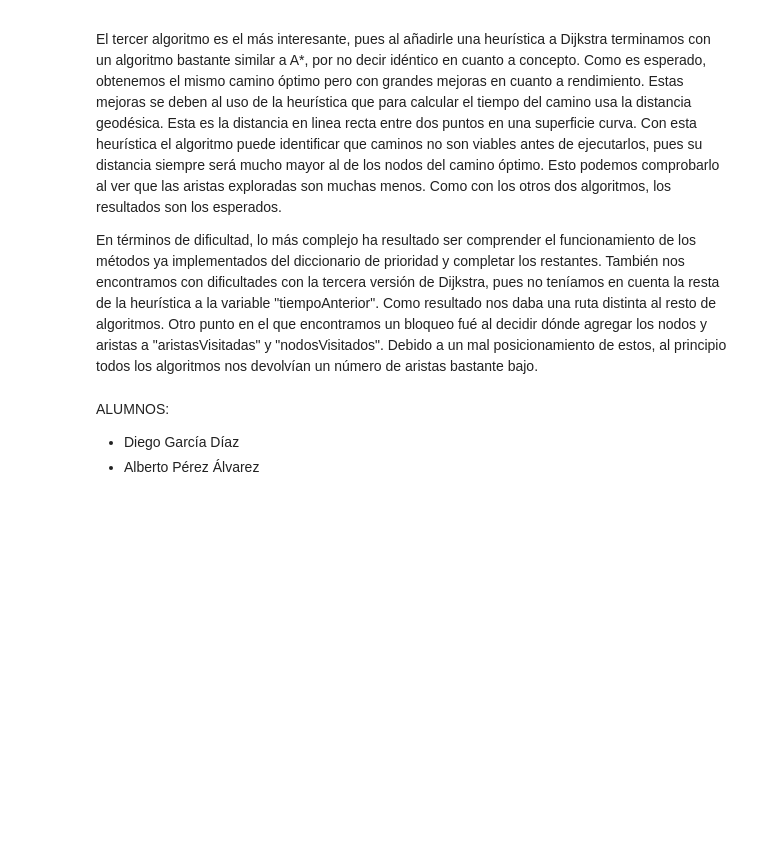
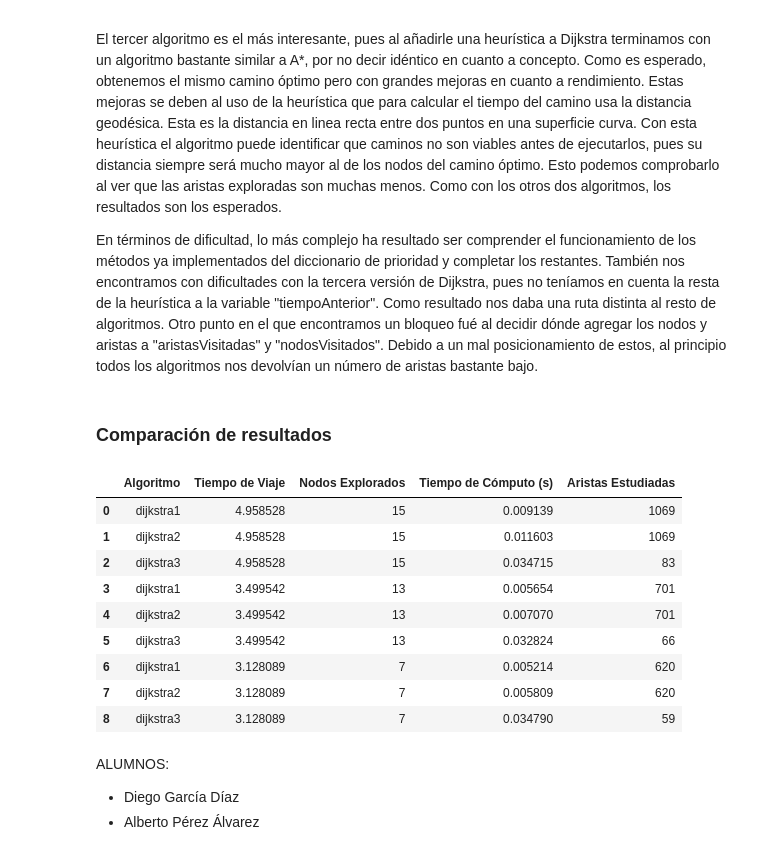
Before and after one commit to albertoPerez25/Dijkstra_Algorithm, a Jupyter notebook: PracticaDijkstra.ipynb, the cells around one changed output. Cells and saved outputs as stored; diff of their text form; code cells hidden in the pictures; blank space fills up the shorter version.

Commit message:
Tabla de comparaciones de resultados?

```diff
--- a/PracticaDijkstra.ipynb
+++ b/PracticaDijkstra.ipynb
@@ -571,6 +571,7 @@ def dijkstra1(origen,destino):
     S.add(origen)
     D[origen] = 0
     ultimo = origen
+    distanciaAnterior = 0
 
     while ultimo!=destino:
     # Extrae los nuevos candidatos
@@ -579,7 +580,7 @@ def dijkstra1(origen,destino):
         for v in busca: #Por cada nodo que se puede llegar desde este
             if v not in S: #Si no lo hemos visitado ya
                 Q.add(v) #Es un candidato
-                if D[ultimo] + dist[ultimo,v] < D[v]: #Si su distancia con el ultimo + el ultimo con el primero es mas corta que su distancia
+                if distanciaAnterior + dist[ultimo,v] < D[v]: #Si su distancia con el ultimo + el ultimo con el primero es mas corta que su distancia
                     D[v] = D[ultimo] + dist[ultimo,v]
                     P[v] = ultimo
             nodosVisitados.add(v)
@@ -594,6 +595,7 @@ def dijkstra1(origen,destino):
         ultimo = elegido
         Q.remove(ultimo)
         S.add(ultimo)
+        distanciaAnterior = minimo
 
     # Aquí ya ha salido del bucle
     tiempoViaje = D[ultimo]
@@ -1212,6 +1214,71 @@ Con el segundo algoritmo no existe prácticamente diferencia de rendimiento al s
 El tercer algoritmo es el más interesante, pues al añadirle una heurística a Dijkstra terminamos con un algoritmo bastante similar a A*, por no decir idéntico en cuanto a concepto. Como es esperado, obtenemos el mismo camino óptimo pero con grandes mejoras en cuanto a rendimiento. Estas mejoras se deben al uso de la heurística que para calcular el tiempo del camino usa la distancia geodésica. Esta es la distancia en linea recta entre dos puntos en una superficie curva. Con esta heurística el algoritmo puede identificar que caminos no son viables antes de ejecutarlos, pues su distancia siempre será mucho mayor al de los nodos del camino óptimo. Esto podemos comprobarlo al ver que las aristas exploradas son muchas menos. Como con los otros dos algoritmos, los resultados son los esperados.
 
 En términos de dificultad, lo más complejo ha resultado ser comprender el funcionamiento de los métodos ya implementados del diccionario de prioridad y completar los restantes. También nos encontramos con dificultades con la tercera versión de Dijkstra, pues no teníamos en cuenta la resta de la heurística a la variable "tiempoAnterior". Como resultado nos daba una ruta distinta al resto de algoritmos. Otro punto en el que encontramos un bloqueo fué al decidir dónde agregar los nodos y aristas a "aristasVisitadas" y "nodosVisitados". Debido a un mal posicionamiento de estos, al principio todos los algoritmos nos devolvían un número de aristas bastante bajo.
+# %% [markdown]
+### Comparación de resultados
+# %%
+def prepara_grafo():
+    # Preparar el grafo
+    dist = {}
+    #Creamos un nuevo diccionario unión de los otros dos
+    ciudades.update(pueblos)
+    nodos = len(ciudades)
+    for i in ciudades:
+        for j in ciudades:
+            elem = (i, j)
+            if elem in dicCarreteras.keys():
+                dist[elem]  = dicCarreteras[elem]/90
+                dist[(j,i)] = dicCarreteras[elem]/90
+                # Los tramos de carreteras los consideramos a 90 km/h
+            elif elem in dicAutovias.keys():
+                dist[elem]  = dicAutovias[elem]/120
+                dist[(j,i)] = dicAutovias[elem]/120
+                # Los tramos de autovía los consideramos a 120 km/h
+
+def comparar_algoritmos(origen, destino):
+    resultados = []
+    for i, dijkstra in enumerate([dijkstra1, dijkstra2, dijkstra3], start=1):
+        prepara_grafo()
+        t_inicio = time()
+        resultado = dijkstra(origen, destino)
+        t_fin = time() - t_inicio
+
+        resultados.append([
+            f'dijkstra{i}',
+            resultado[0],
+            len(resultado[3]),
+            t_fin,
+            len(resultado[2])
+        ])
+
+    return resultados
+
+inputs = [
+    ('Albacete', 'Vigo'),
+    ('Cuenca', 'Oviedo'),
+    ('Toledo', 'Granada')
+]
+
+datos = []
+for origen, destino in inputs:
+    datos.extend(comparar_algoritmos(origen, destino))
+
+
+columnas = ['Algoritmo', 'Tiempo de Viaje', 'Nodos Explorados', 'Tiempo de Cómputo (s)', 'Aristas Estudiadas']
+df = pd.DataFrame(datos, columns=columnas)
+
+df
+# %% [output]
+|  | Algoritmo | Tiempo de Viaje | Nodos Explorados | Tiempo de Cómputo (s) | Aristas Estudiadas |
+| 0 | dijkstra1 | 4.958528 | 15 | 0.009139 | 1069 |
+| 1 | dijkstra2 | 4.958528 | 15 | 0.011603 | 1069 |
+| 2 | dijkstra3 | 4.958528 | 15 | 0.034715 | 83 |
+| 3 | dijkstra1 | 3.499542 | 13 | 0.005654 | 701 |
+| 4 | dijkstra2 | 3.499542 | 13 | 0.007070 | 701 |
+| 5 | dijkstra3 | 3.499542 | 13 | 0.032824 | 66 |
+| 6 | dijkstra1 | 3.128089 | 7 | 0.005214 | 620 |
+| 7 | dijkstra2 | 3.128089 | 7 | 0.005809 | 620 |
+| 8 | dijkstra3 | 3.128089 | 7 | 0.034790 | 59 |
 # %% [markdown]
 ALUMNOS:
 - Diego García Díaz
```
Also changed, not shown: parts of 4 cells of this notebook.
